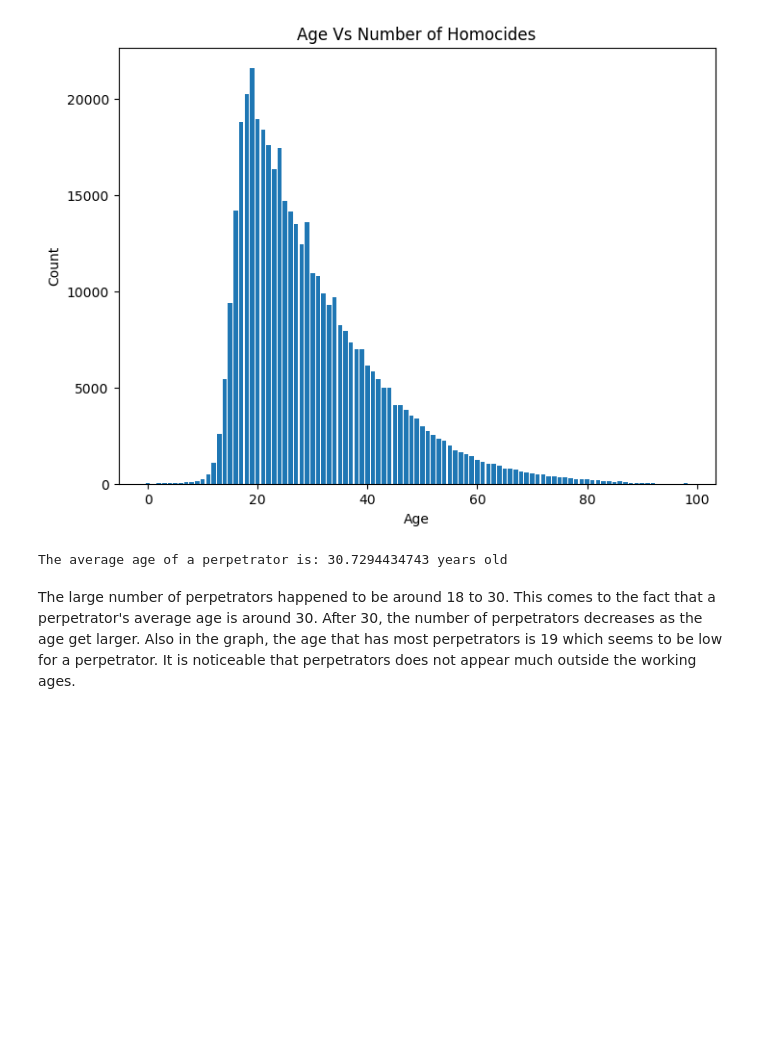
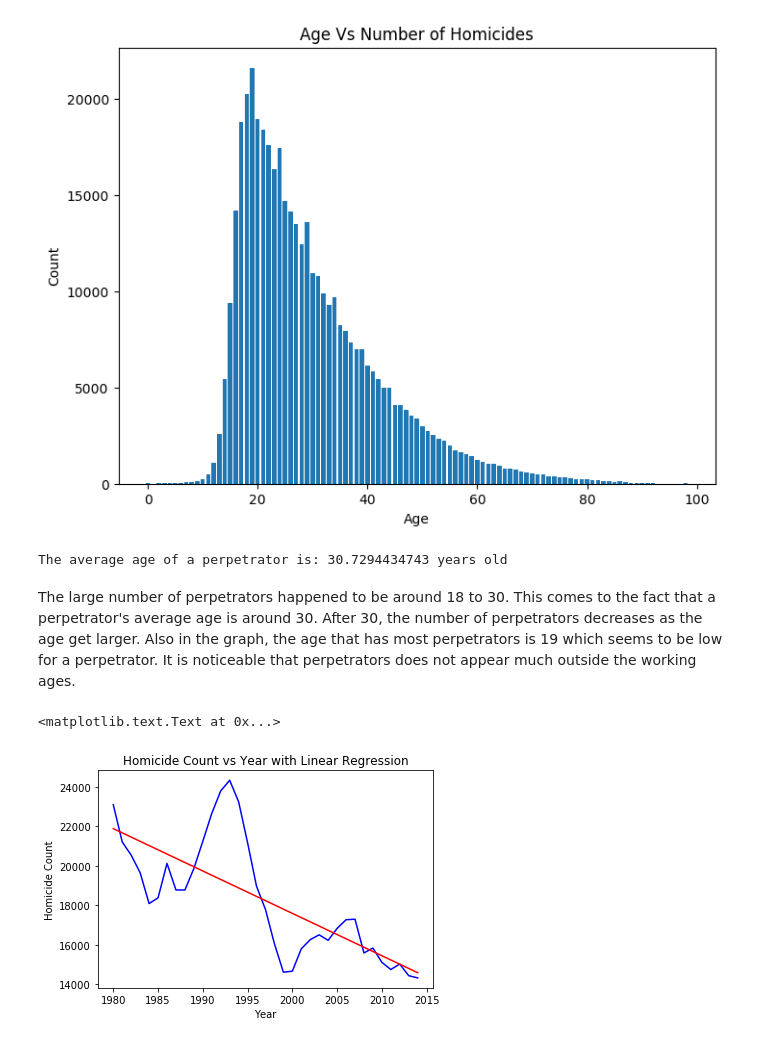
Before and after one commit to mhipona/cmsc320-mhipona, a Jupyter notebook: Final Tutorial/Final Tutorial.ipynb, the cells around one changed output. Saved outputs shown, nothing was run; the diff lists cells and outputs as text; code cells hidden in the pictures; blank space fills up the shorter version.

Commit message:
Added Linear Regression

```diff
--- a/Final Tutorial/Final Tutorial.ipynb
+++ b/Final Tutorial/Final Tutorial.ipynb
@@ -69,6 +70,8 @@ data = data.drop('Record Source', 1)
 data = data.drop('Month', 1)
 data = data.drop('Perpetrator Ethnicity', 1)
 data = data.drop('Victim Ethnicity', 1)
+#Convert Year data to int
+data['Year'] = data['Year'].str.replace(")", "").astype(int)
 # %% [markdown]
 <p>Next, in order to serve the purpose of the analysis, we separate victims and perpetrators into two different tables with columns associate with them. Note that in order to identify the case for each row, we will use Record ID column to do that for each table.</p>
 # %%
@@ -281,3 +284,25 @@ print("The average age of a perpetrator is: " + str(sum(count_by_perp_age['Count
 The average age of a perpetrator is: 30.7294434743 years old
 # %% [markdown]
 <p>The large number of perpetrators happened to be around 18 to 30. This comes to the fact that a perpetrator's average age is around 30. After 30, the number of perpetrators decreases as the age get larger. Also in the graph, the age that has most perpetrators is 19 which seems to be low for a perpetrator. It is noticeable that perpetrators does not appear much outside the working ages.</p>
+# %%
+## Linear Regression
+from sklearn import linear_model
+reg = linear_model.LinearRegression()
+X = [[x] for x in count_by_year['Year'].values]
+Y = [[y] for y in count_by_year['Count'].values]
+regfit = reg.fit(X, Y)
+
+pred_homicides = []
+for x in count_by_year['Year'].values:
+    ##print(regfit.predict(x)[0][0])
+    pred_homicides.append(regfit.predict(x)[0][0])
+count_by_year['pred_homicides'] = pd.Series(pred_homicides, index = count_by_year.index)
+
+plt.plot(count_by_year['Year'], count_by_year['Count'], color='blue',)
+plt.plot(count_by_year['Year'], count_by_year['pred_homicides'], color='red')
+plt.xlabel("Year")
+plt.ylabel("Homicide Count")
+plt.title("Homicide Count vs Year with Linear Regression")
+# %% [output]
+<matplotlib.text.Text at 0x...>
+[figure, added]
```
Also changed, not shown: parts of 17 cells of this notebook.
